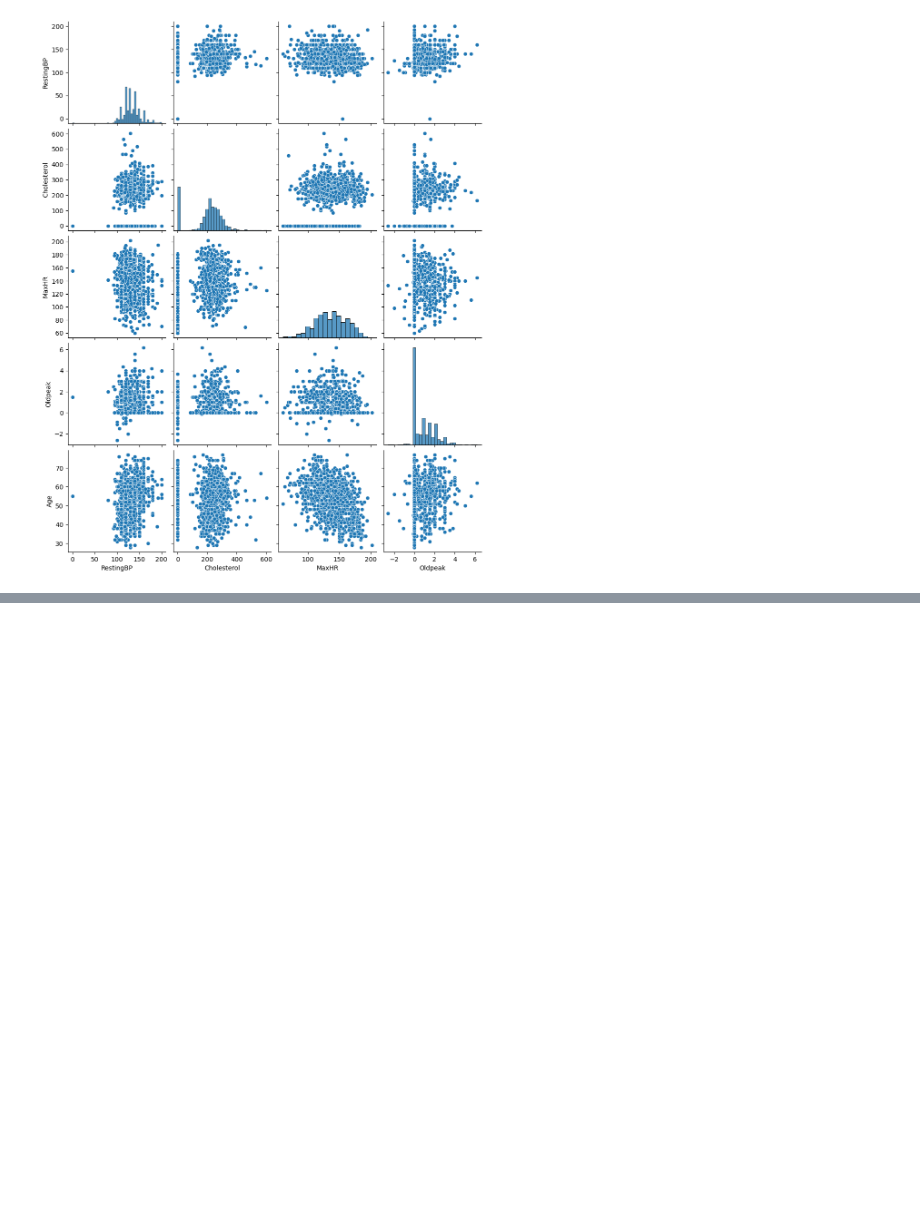
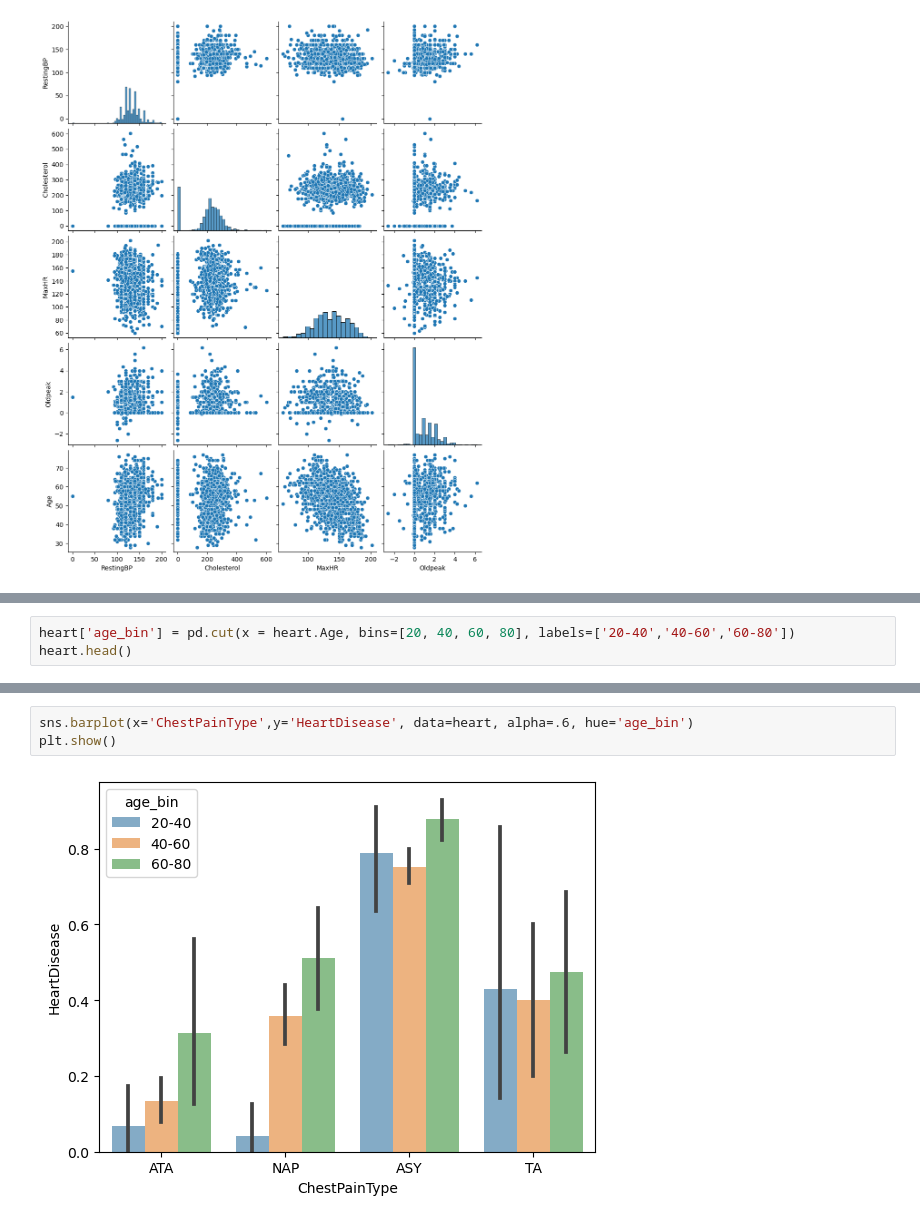
Before and after one commit to prem-0217/HeartDiseaseDetectionModel, a Jupyter notebook: Notebooks/Heart EDA.ipynb, the cells around one changed output, grey strips where cells are left out. Saved outputs shown, nothing was run; the diff lists cells and outputs as text; blank space fills up the shorter version.

```diff
--- a/Notebooks/Heart EDA.ipynb
+++ b/Notebooks/Heart EDA.ipynb
@@ -117,0 +130,3 @@ sns.pairplot(heart, x_vars = numeric, y_vars = y)
+# %%
+heart['age_bin'] = pd.cut(x = heart.Age, bins=[20, 40, 60, 80], labels=['20-40','40-60','60-80'])
+heart.head()
@@ -117,0 +185,5 @@ sns.pairplot(heart, x_vars = numeric, y_vars = y)
+# %%
+sns.barplot(x='ChestPainType',y='HeartDisease', data=heart, alpha=.6, hue='age_bin')
+plt.show()
+# %% [output]
+[figure, added]
```
Also changed, not shown: parts of 6 cells of this notebook, 2 other files.
